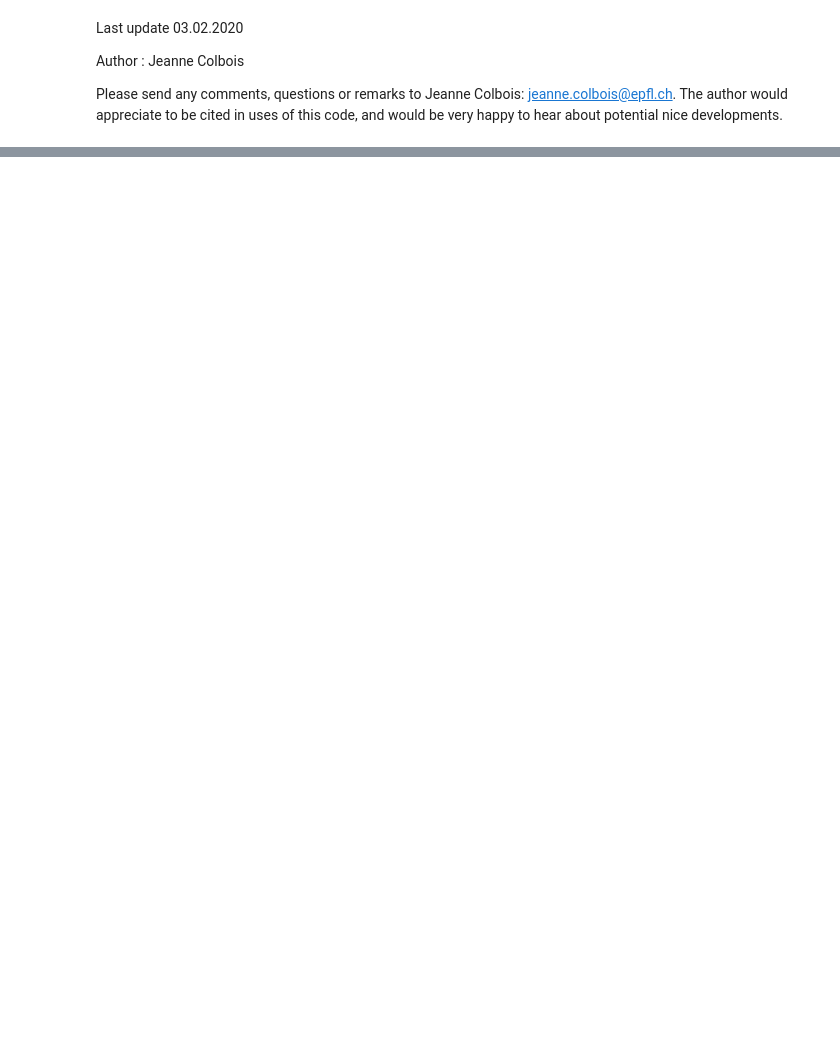
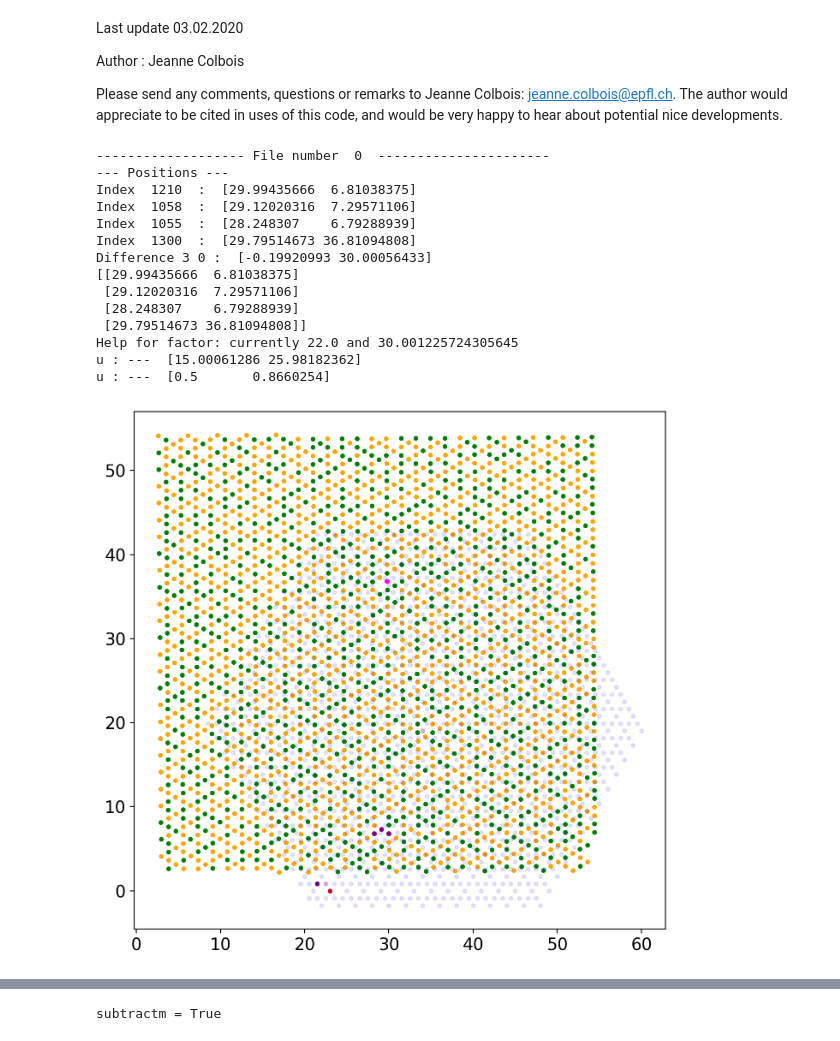
Before and after one commit to jeannecolbois/myopic-dual-worm, a Jupyter notebook: dualworm-kagome/AnalysisBasis_OBCCorrelations_SeveralFiles.ipynb, the cells around one changed output, grey strips where cells are left out. Drawn from its saved outputs; the diff is of its cells as text; code cells hidden in the pictures; blank space fills up the shorter version.

```diff
--- a/dualworm-kagome/AnalysisBasis_OBCCorrelations_SeveralFiles.ipynb
+++ b/dualworm-kagome/AnalysisBasis_OBCCorrelations_SeveralFiles.ipynb
@@ -93,6 +93,7 @@ subtractm = True
 periodic = True
 testsquare = False
 centered = False
+SF = False
 LParam = (L-1, L-1, 0)
 # %%
 ## ----------------- FILE BY FILE SF COMPUTATION ---------------##
@@ -104,17 +105,22 @@ factors = [178.279, 178, 178,
            179, 178.5, 178.5, 177,
            177, 178, 178.5, 178.5]
 ## 7 1 BL
-#factors = [177.2]
+factors = [177.2]
 #refid = [1210,1058,1055,2020]#(2*L-1, 0, 0)
-#refid = [1210,1058,1055,1300]#(L-1, L-1, 0)
+refid = [1210,1058,1055,1300]#(L-1, L-1, 0)
+factorths = [0.99]
+#
+#7 1 BR
+#factors = [176.4]
+#refid = [1055,1057,1054,2354]#(2*L-1, L-1, 0)
+#refid = [1055,1057,1054,1145]#(L-1, L-1, 0)
 #factorths = [0.99]
-#
 ###7 1 TL
 #factors = [176.1]
-factors = [176.1]
-factorths = [0.98]
-refid = [1054,1056,1053,1144]#(L-1, L-1, 0)
-##
+#factors = [176.1]
+#factorths = [0.98]
+#refid = [1054,1056,1053,1144]#(L-1, L-1, 0)
+###
 ###7 2 BL
 #factors = [176.1]
 #factors = [176.1]
@@ -194,32 +200,55 @@ for i in range(len(secondfilename)):
     spos = np.column_stack((x,y)).T/factor
     spos = spos.T
     pos_id = {}
     for k in range(len(spos)):
         pos_id[tuple(np.around(spos[k],decimals=1))] = k
 
     print("--- Positions ---")
     print("Index ", refid[0], " : ", spos[refid[0]])
     print("Index ", refid[1], " : ", spos[refid[1]])
     print("Index ", refid[2], " : ", spos[refid[2]])
     print("Index ", refid[3], " : ", spos[refid[3]])
     print("Difference 3 0 : ", spos[refid[3]] - spos[refid[0]])
     difference = [spos[refid[l]] - spos[refid[0]] for l in range(4)]
 
     rot,tr,m1m2,ijl,ijl_sconfig = af.DrawClusterOnConfig(secondfoldername[i], L, refid ,spos, LParam = LParam,
                                              factor = factor, factorth = factorth, domap = domap, alpha = 0.5, color = "green")
 
     distances_s1s2 = af.KagomeLatticeHistogram(x,y, factor=factor)
 
     if compute:
         spos = np.column_stack((x,y)).T/factor
         spos = np.dot(rot, spos)
         spos[0,:] += tr[0]
         spos[1,:] += tr[1]
         spos = spos.T
 
         if testsquare:
             sconf = abs(sconf)
             secondfilename = ["test_square"]
 
-        %lprun -f af.StrctFact [StrctFact, m] = af.StrctFact(ijl, ijl_sconfig, m1m2, sconf, L, periodic = periodic, subtractm = subtractm, centered = centered)
-        np.save(secondfoldername[i] + secondfilename[i][0:-4] + "_strctfact_subm={0}".format(subtractm) + "PBC={0}".format(periodic), StrctFact)
+        if SF:
+            %lprun -f af.StrctFact [StrctFact, m] = af.StrctFact(ijl, ijl_sconfig, m1m2, sconf, L, periodic = periodic, subtractm = subtractm, centered = centered)
+            np.save(secondfoldername[i] + secondfilename[i][0:-4] + "_strctfact_subm={0}".format(subtractm) + "PBC={0}".format(periodic), StrctFact)
+        else:
+            %lprun -f af.SampleCorrelations [Correlations, m] =\
+            af.SampleCorrelations(ijl, ijl_sconfig, sconf, L, subtractm = subtractm)
+            np.save(secondfoldername[i] +
+                    secondfilename[i][0:-4] +
+                    "_correlations_subm={0}".format(subtractm), Correlations)
+# %% [output]
+------------------- File number  0  ----------------------
+--- Positions ---
+Index  1210  :  [29.99435666  6.81038375]
+Index  1058  :  [29.12020316  7.29571106]
+Index  1055  :  [28.248307    6.79288939]
+Index  1300  :  [29.79514673 36.81094808]
+Difference 3 0 :  [-0.19920993 30.00056433]
+[[29.99435666  6.81038375]
+ [29.12020316  7.29571106]
+ [28.248307    6.79288939]
+ [29.79514673 36.81094808]]
+Help for factor: currently 22.0 and 30.001225724305645
+u : ---  [15.00061286 25.98182362]
+u : ---  [0.5       0.8660254]
+[figure, added]
@@ -225,0 +259 @@ for i in range(len(secondfilename)):
+subtractm = True
```
Also changed, not shown: parts of 8 cells of this notebook, 3 other files.
